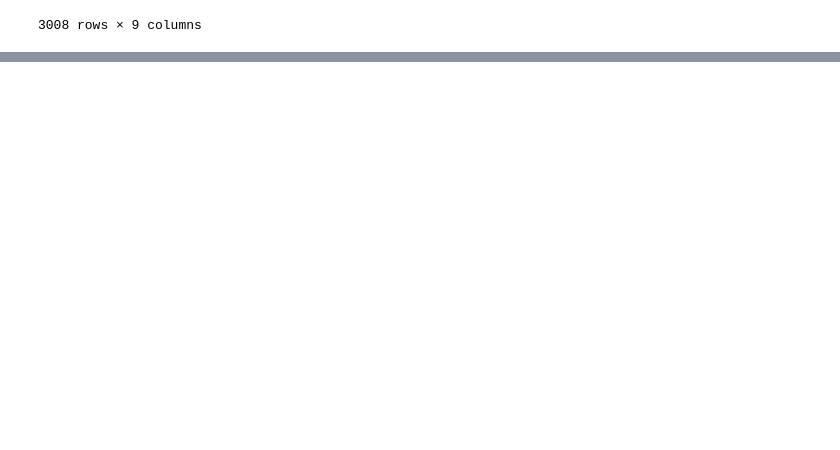
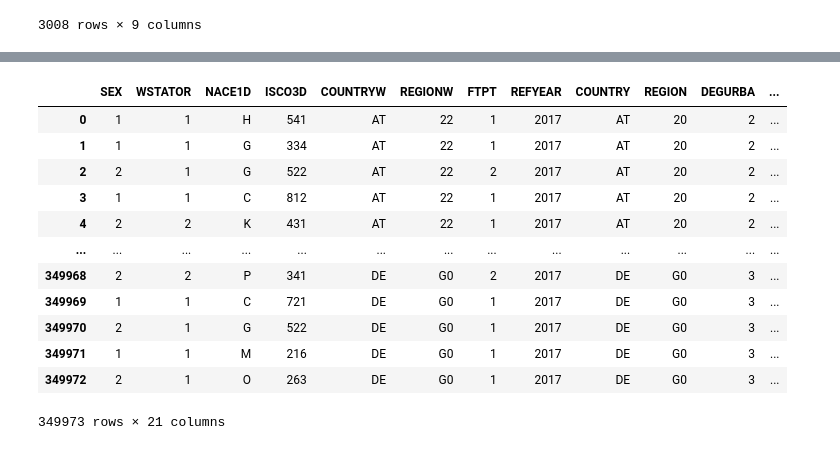
Before and after one commit to derpyninja/re4gt, a Jupyter notebook: notebooks/new/00-fz-debugging-for-code-refactoring.ipynb, the cells around one changed output, grey strips where cells are left out. Cells and saved outputs as stored; diff of their text form; code cells hidden in the pictures; blank space fills up the shorter version.

```diff
--- a/notebooks/new/00-fz-debugging-for-code-refactoring.ipynb
+++ b/notebooks/new/00-fz-debugging-for-code-refactoring.ipynb
@@ -196,0 +246,16 @@ esco.calc_gbn_shares_skill_based(skills_metadata=smd)
+# %%
+lfs.read_preprocessed_file(year=2017)
+# %% [output]
+|  | SEX | WSTATOR | NACE1D | ISCO3D | COUNTRYW | REGIONW | FTPT | REFYEAR | COUNTRY | REGION | DEGURBA | ... |
+| 0 | 1 | 1 | H | 541 | AT | 22 | 1 | 2017 | AT | 20 | 2 | ... |
+| 1 | 1 | 1 | G | 334 | AT | 22 | 1 | 2017 | AT | 20 | 2 | ... |
+| 2 | 2 | 1 | G | 522 | AT | 22 | 2 | 2017 | AT | 20 | 2 | ... |
+| 3 | 1 | 1 | C | 812 | AT | 22 | 1 | 2017 | AT | 20 | 2 | ... |
+| 4 | 2 | 2 | K | 431 | AT | 22 | 1 | 2017 | AT | 20 | 2 | ... |
+| ... | ... | ... | ... | ... | ... | ... | ... | ... | ... | ... | ... | ... |
+| 349968 | 2 | 2 | P | 341 | DE | G0 | 2 | 2017 | DE | G0 | 3 | ... |
+| 349969 | 1 | 1 | C | 721 | DE | G0 | 1 | 2017 | DE | G0 | 3 | ... |
+| 349970 | 2 | 1 | G | 522 | DE | G0 | 1 | 2017 | DE | G0 | 3 | ... |
+| 349971 | 1 | 1 | M | 216 | DE | G0 | 1 | 2017 | DE | G0 | 3 | ... |
+| 349972 | 2 | 1 | O | 263 | DE | G0 | 1 | 2017 | DE | G0 | 3 | ... |
+349973 rows × 21 columns
```
Also changed, not shown: parts of 9 cells of this notebook, 19 other files.
